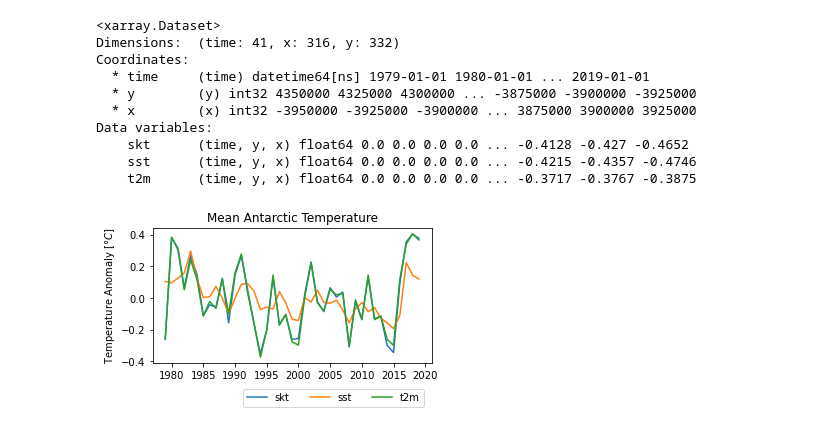
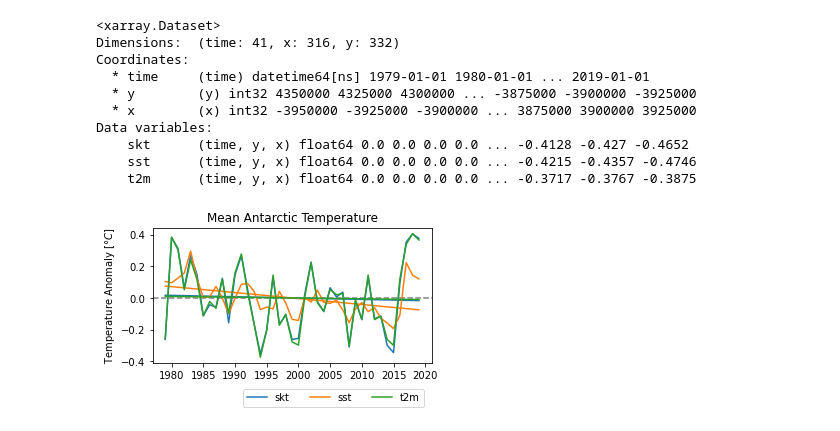
Before and after one commit to hjelleyman/Antarctica-M.2, a Jupyter notebook: Week 6.ipynb, the cells around one changed output. Drawn from its saved outputs; the diff is of its cells as text; code cells hidden in the pictures.

```diff
--- a/Week 6.ipynb
+++ b/Week 6.ipynb
@@ -35,3 +19,3 @@ Data variables:
 # %%
-data  = ds.lwe_thickness
+# data  = ds.lwe_thickness
 # %%
@@ -48,8 +30,9 @@ plt.show()
 # Temperature
 # %%
 files = glob.glob('processed_data/*')
-files = [f for f in files if '_' not in f.split('\\')[1] and 't' in f.split('\\')[1]]
-ds = xr.open_mfdataset(files, parallel=True)
+variables  = ['t2m.nc', 'skt.nc', 'sst.nc']
+files = [f for f in files if '_' not in f.split('\\')[1] and  f.split('\\')[1] in variables]
+ds = xr.open_mfdataset(files, parallel=True, compat='override')
 
 ds = ds.compute()
 # %%
@@ -75,13 +58,18 @@ Data variables:
 area = xr.open_dataset('data/area_files/processed_nsidc.nc').area
 # %%
 fig = plt.figure(figsize=(5,2.5))
+plt.axhline(0, color = 'black',alpha = 0.5, linestyle='--')
+gradient = xr.Dataset()
 for t in ds:
     data = (ds[t]*area).mean(dim=('x','y'))/area.mean(dim=('x','y'))
-    plt.plot(data.time, data,label = t)
+    m, b = data.polyfit(deg=1, dim='time').polyfit_coefficients
+    yfit = m*data.time.astype(float) +b
+    plot = plt.plot(data.time, data,label = t)
+    plt.plot(data.time, yfit, color = plot[0].get_color())
 plt.legend(bbox_to_anchor=(0.99, -0.15), ncol = 3, loc = 'upper right')
 plt.title('Mean Antarctic Temperature')
 plt.ylabel('Temperature Anomaly [$\degree C$]')
-plt.savefig('images/week6/TemperatureTimeseries.pdf', bbox_inches='tight')
+plt.savefig('images/week6/TemperatureTimeseries.png', bbox_inches='tight')
 plt.show()
 # %% [output]
-[figure, old version]
+[figure, new version]
```
Also changed, not shown: parts of 11 cells of this notebook, 4 other files.
